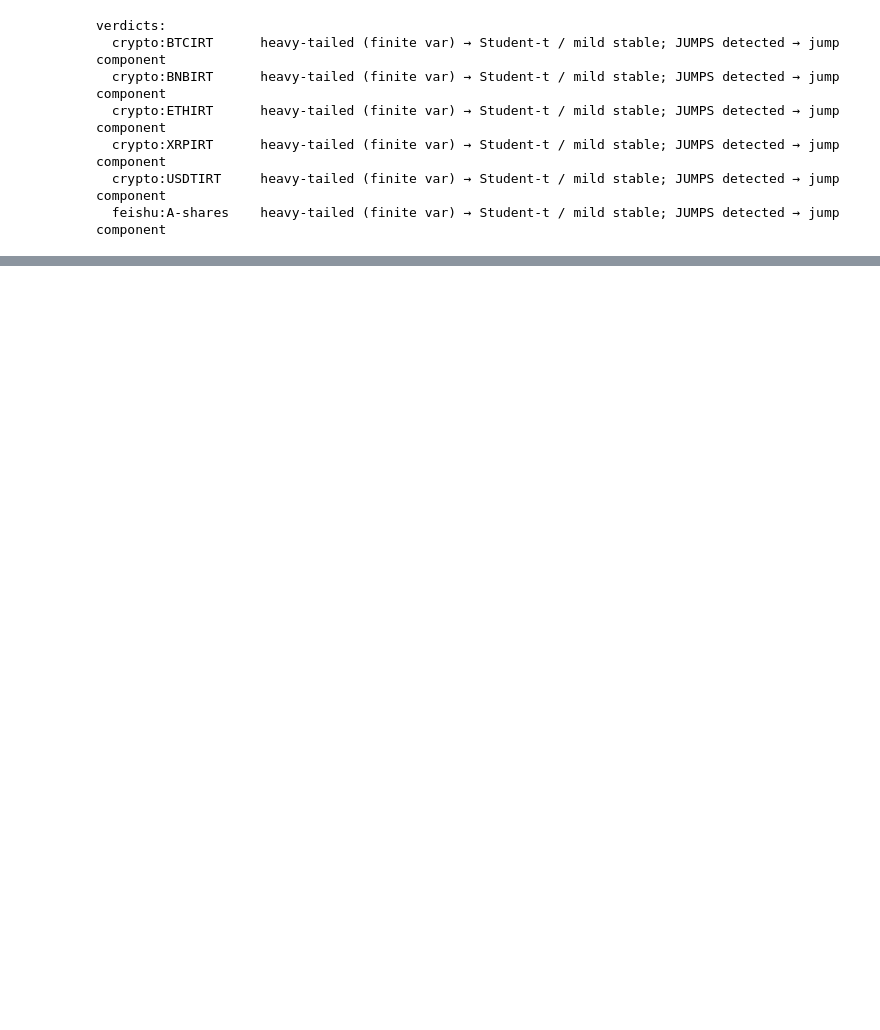
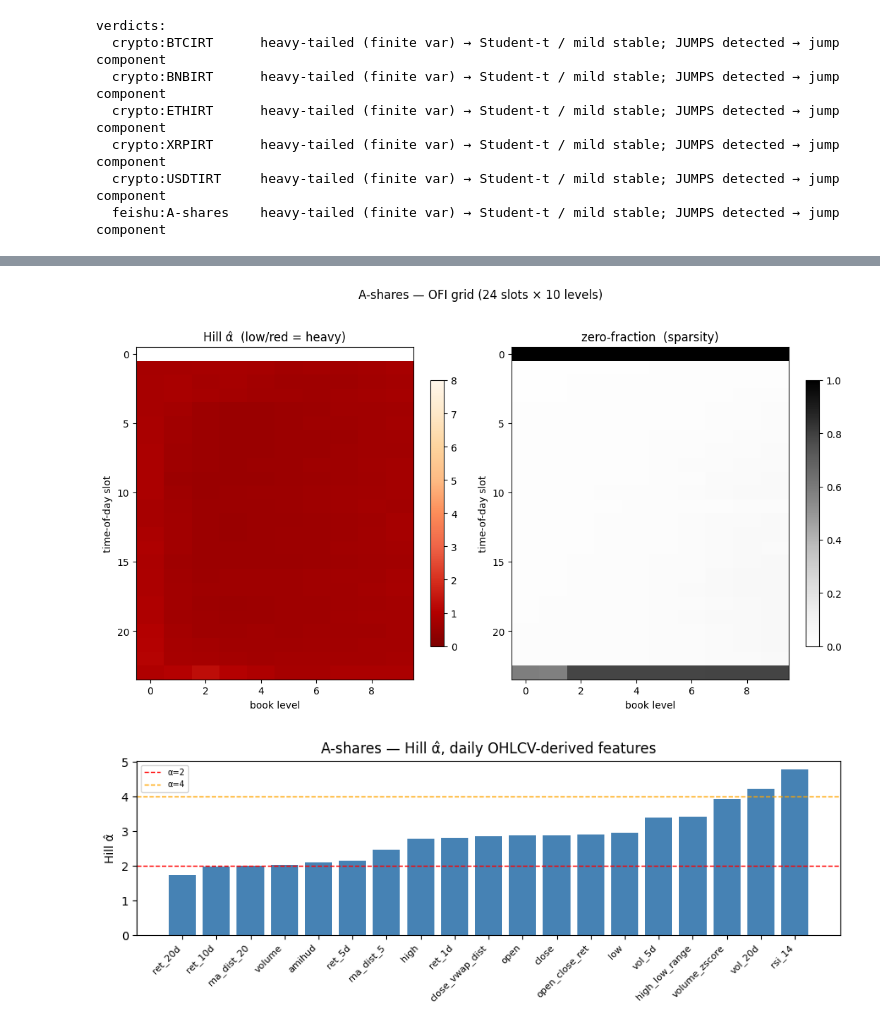
Before and after one commit to ArshiAbolghasemi/Penny, a Jupyter notebook: notebooks/increment_diagnostics.ipynb, the cells around one changed output, grey strips where cells are left out. Saved outputs shown, nothing was run; the diff lists cells and outputs as text; code cells hidden in the pictures; blank space fills up the shorter version.

```diff
--- a/notebooks/increment_diagnostics.ipynb
+++ b/notebooks/increment_diagnostics.ipynb
@@ -394,0 +926,55 @@ conclusion is that the simpler model suffices for it — the sanity limit.
+# %%
+def plot_feishu_feature_summary(key):
+    d = FEAT_DIAG[key]
+    ofi_names = [
+        f"ofi_slot{s}_lvl{lvl}"
+        for s in range(FEISHU_N_SLOTS)
+        for lvl in range(FEISHU_N_LEVELS)
+    ]
+    alpha_grid = (
+        d.loc[ofi_names, "hill_alpha"]
+        .to_numpy()
+        .reshape(FEISHU_N_SLOTS, FEISHU_N_LEVELS)
+    )
+    zero_grid = (
+        d.loc[ofi_names, "zero_frac"]
+        .to_numpy()
+        .reshape(FEISHU_N_SLOTS, FEISHU_N_LEVELS)
+    )
+
+    fig, axes = plt.subplots(1, 2, figsize=(11, 6))
+    im0 = axes[0].imshow(alpha_grid, cmap="OrRd_r", aspect="auto", vmin=0, vmax=8)
+    axes[0].set_title("Hill α̂  (low/red = heavy)")
+    axes[0].set_xlabel("book level")
+    axes[0].set_ylabel("time-of-day slot")
+    fig.colorbar(im0, ax=axes[0], shrink=0.8)
+
+    im1 = axes[1].imshow(zero_grid, cmap="Greys", aspect="auto", vmin=0, vmax=1)
+    axes[1].set_title("zero-fraction  (sparsity)")
+    axes[1].set_xlabel("book level")
+    axes[1].set_ylabel("time-of-day slot")
+    fig.colorbar(im1, ax=axes[1], shrink=0.8)
+    fig.suptitle(f"{key[1]} — OFI grid (24 slots × 10 levels)", y=1.02)
+    plt.tight_layout()
+    plt.show()
+
+    ohlcv = d.loc[OHLCV_COLS, "hill_alpha"].sort_values()
+    fig, ax = plt.subplots(figsize=(9, 3.4))
+    ax.bar(range(len(ohlcv)), ohlcv.values, color="steelblue")
+    ax.axhline(2.0, color="red", ls="--", lw=1, label="α=2")
+    ax.axhline(4.0, color="orange", ls="--", lw=1, label="α=4")
+    ax.set_xticks(range(len(ohlcv)))
+    ax.set_xticklabels(ohlcv.index, rotation=45, ha="right", fontsize=8)
+    ax.set_ylabel("Hill α̂")
+    ax.set_title(f"{key[1]} — Hill α̂, daily OHLCV-derived features")
+    ax.legend(fontsize=7)
+    plt.tight_layout()
+    plt.show()
+
+
+for key in FEAT_DIAG:
+    if key[0] == "feishu":
+        plot_feishu_feature_summary(key)
+# %% [output]
+[figure, added]
+[figure, added]
```
Also changed, not shown: parts of 19 cells of this notebook.
